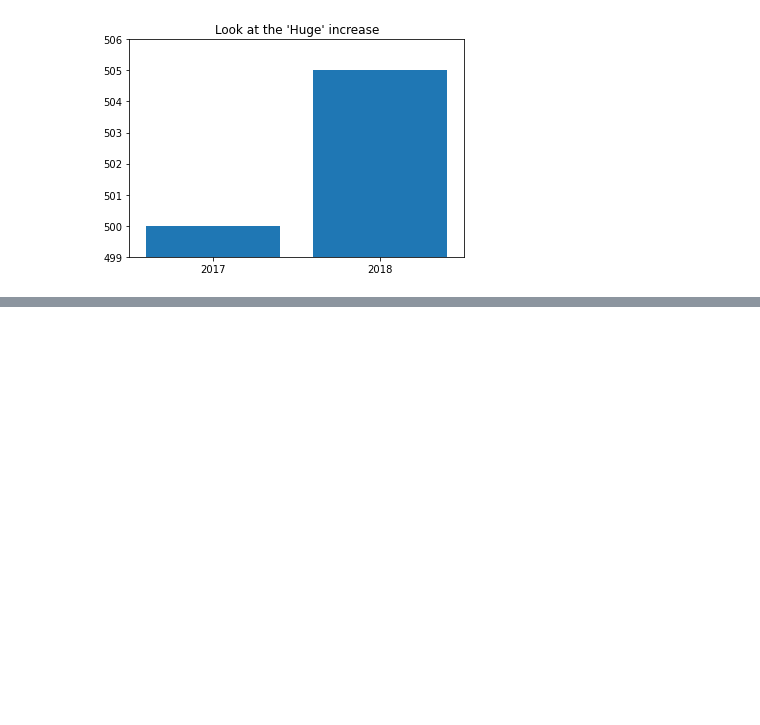
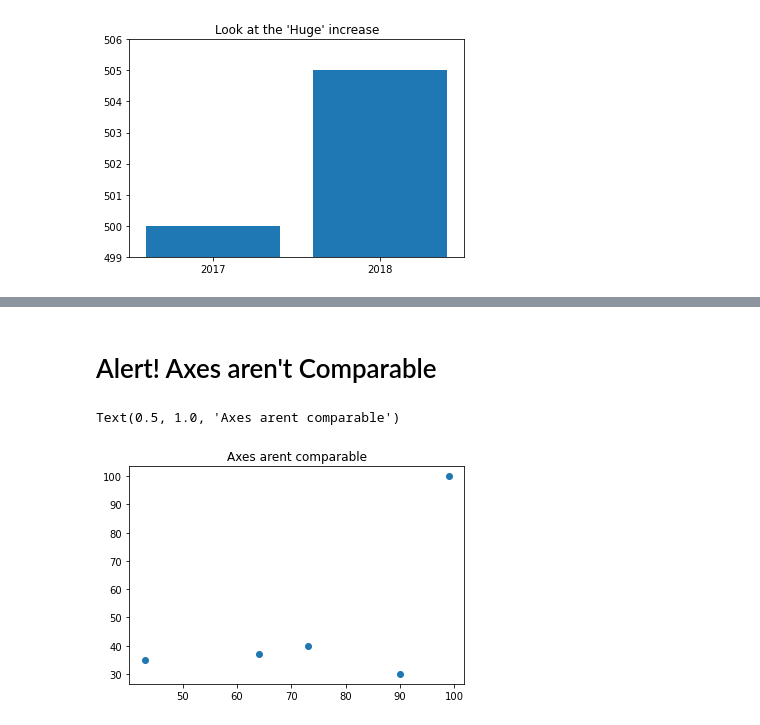
Before and after one commit to lkarjun/data-science-from-scratch, a Jupyter notebook: ChapterThree/DataVisualisation.ipynb, the cells around one changed output, grey strips where cells are left out. Saved outputs shown, nothing was run; the diff lists cells and outputs as text; code cells hidden in the pictures; blank space fills up the shorter version.

```diff
--- a/ChapterThree/DataVisualisation.ipynb
+++ b/ChapterThree/DataVisualisation.ipynb
@@ -123,0 +161,12 @@ plt.show()
+# %% [markdown]
+# Alert! Axes aren't Comparable
+# %%
+test1 = [99, 90, 73, 43, 64]
+test2 = [100, 30, 40, 35, 37]
+plt.scatter(test1, test2)
+plt.title('Axes arent comparable')
+plt.xlabel('test 1')
+plt.ylabel('test 2')
+# %% [output]
+Text(0.5, 1.0, 'Axes arent comparable')
+[figure, added]
```
Also changed, not shown: parts of 6 cells of this notebook.
